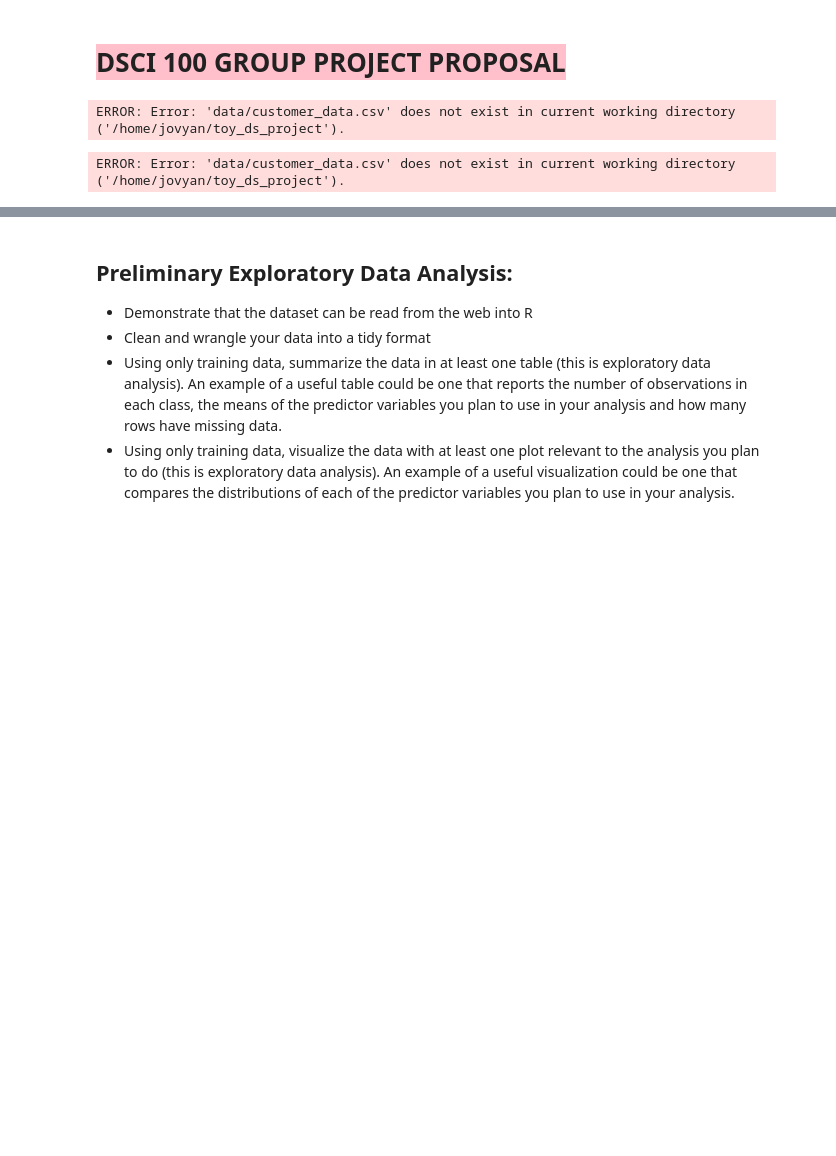
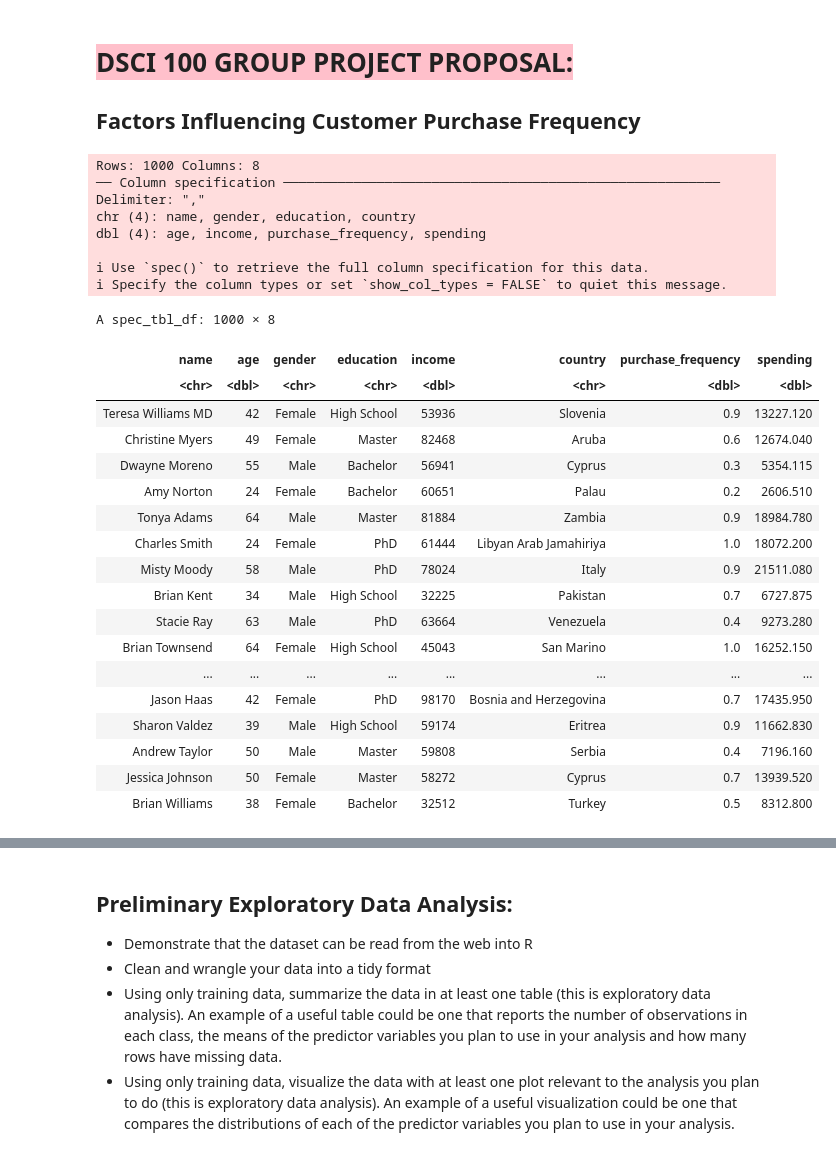
Before and after one commit to Kaylan-W/Dsci_project, a Jupyter notebook: project_proposal.ipynb, the cells around one changed output, grey strips where cells are left out. Drawn from its saved outputs; the diff is of its cells as text; code cells hidden in the pictures; blank space fills up the shorter version.

```diff
--- a/project_proposal.ipynb
+++ b/project_proposal.ipynb
@@ -1,17 +1,43 @@
 # %% [markdown]
-<h1><span style='background:pink' h1> DSCI 100 GROUP PROJECT PROPOSAL</span></h1>
+<h1><span style='background:pink' h1> DSCI 100 GROUP PROJECT PROPOSAL: </span></h1>
+
+## Factors Influencing Customer Purchase Frequency
 # %%
 library(tidyverse)
 #library(tidymodels)
 #library(stringr)
 #library(rvest)
 #library(repr)
+
+data <- read_csv("https://raw.githubusercontent.com/Kaylan-W/Dsci_project/main/data/customer_data.csv")
+data
 # %% [output]
-ERROR: Error: 'data/customer_data.csv' does not exist in current working directory ('/home/jovyan/toy_ds_project').
+Rows: 1000 Columns: 8
+── Column specification ────────────────────────────────────────────────────────
+Delimiter: ","
+chr (4): name, gender, education, country
+dbl (4): age, income, purchase_frequency, spending
+
+ℹ Use `spec()` to retrieve the full column specification for this data.
+ℹ Specify the column types or set `show_col_types = FALSE` to quiet this message.
+A spec_tbl_df: 1000 × 8
+| name | age | gender | education | income | country | purchase_frequency | spending |
+| <chr> | <dbl> | <chr> | <chr> | <dbl> | <chr> | <dbl> | <dbl> |
+| Teresa Williams MD | 42 | Female | High School | 53936 | Slovenia | 0.9 | 13227.120 |
+| Christine Myers | 49 | Female | Master | 82468 | Aruba | 0.6 | 12674.040 |
+| Dwayne Moreno | 55 | Male | Bachelor | 56941 | Cyprus | 0.3 | 5354.115 |
+| Amy Norton | 24 | Female | Bachelor | 60651 | Palau | 0.2 | 2606.510 |
+| Tonya Adams | 64 | Male | Master | 81884 | Zambia | 0.9 | 18984.780 |
+| Charles Smith | 24 | Female | PhD | 61444 | Libyan Arab Jamahiriya | 1.0 | 18072.200 |
+| Misty Moody | 58 | Male | PhD | 78024 | Italy | 0.9 | 21511.080 |
+| Brian Kent | 34 | Male | High School | 32225 | Pakistan | 0.7 | 6727.875 |
+| Stacie Ray | 63 | Male | PhD | 63664 | Venezuela | 0.4 | 9273.280 |
+| Brian Townsend | 64 | Female | High School | 45043 | San Marino | 1.0 | 16252.150 |
+| ... | ... | ... | ... | ... | ... | ... | ... |
+| Jason Haas | 42 | Female | PhD | 98170 | Bosnia and Herzegovina | 0.7 | 17435.950 |
+| Sharon Valdez | 39 | Male | High School | 59174 | Eritrea | 0.9 | 11662.830 |
+| Andrew Taylor | 50 | Male | Master | 59808 | Serbia | 0.4 | 7196.160 |
+| Jessica Johnson | 50 | Female | Master | 58272 | Cyprus | 0.7 | 13939.520 |
+| Brian Williams | 38 | Female | Bachelor | 32512 | Turkey | 0.5 | 8312.800 |
-# %%
-data <- read_csv("data/customer_data.csv")
-data
-# %% [output]
-ERROR: Error: 'data/customer_data.csv' does not exist in current working directory ('/home/jovyan/toy_ds_project').
 # %% [markdown]
 ## Introduction:
```
Also changed, not shown: parts of 3 cells of this notebook.
